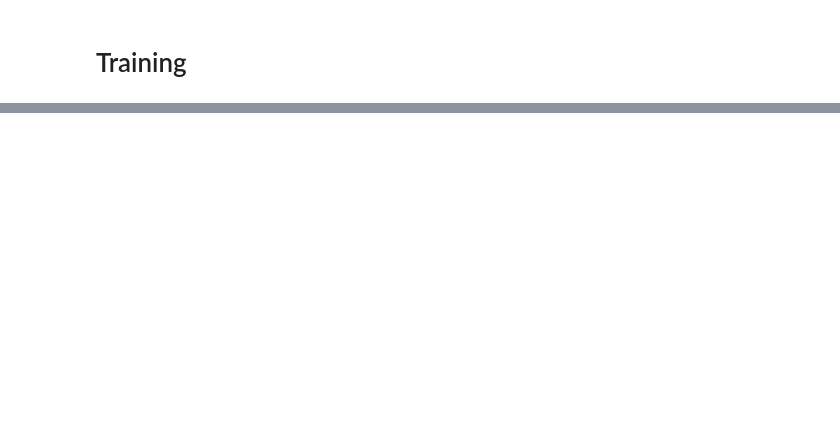
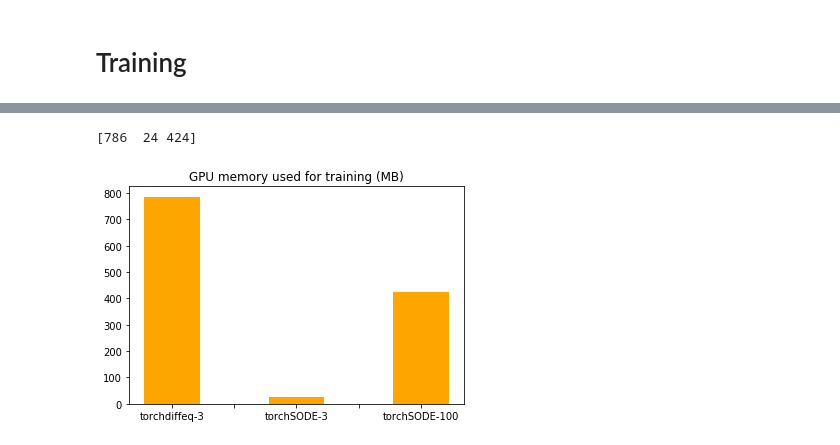
Before and after one commit to Zymrael/torchSODE, a Jupyter notebook: notebooks/benchmarks training.ipynb, the cells around one changed output, grey strips where cells are left out. Cells and saved outputs as stored; diff of their text form; code cells hidden in the pictures; blank space fills up the shorter version.

```diff
--- a/notebooks/benchmarks training.ipynb
+++ b/notebooks/benchmarks training.ipynb
@@ -187,2 +334,12 @@ class MLP(nn.Module):
+# %%
+def torch_mem(memory, number):
+    width = 0.45
+    y_pos = np.arange(3)
+    plt.bar(y_pos, memory, width, color='orange')
+    plt.title('GPU memory used for training (MB)')
+    ax = plt.gca()
+    ax.set_xticklabels(['', 'torchdiffeq-3', '', 'torchSODE-3', '', 'torchSODE-100'])
+    plt.savefig('torchmem-' + number + '.png')
+    plt.show()
 # %% [markdown]
 # Training
@@ -450,2 +430,9 @@ Updating the parameters took 142.7278 (s)
+# %%
+memory = np.array([786, 24, 424])
+print(memory)
+torch_mem(memory, '0')
+# %% [output]
+[786  24 424]
+[figure, added]
 # %%
 del exp1
```
Also changed, not shown: parts of 57 cells of this notebook, 5 other files.
